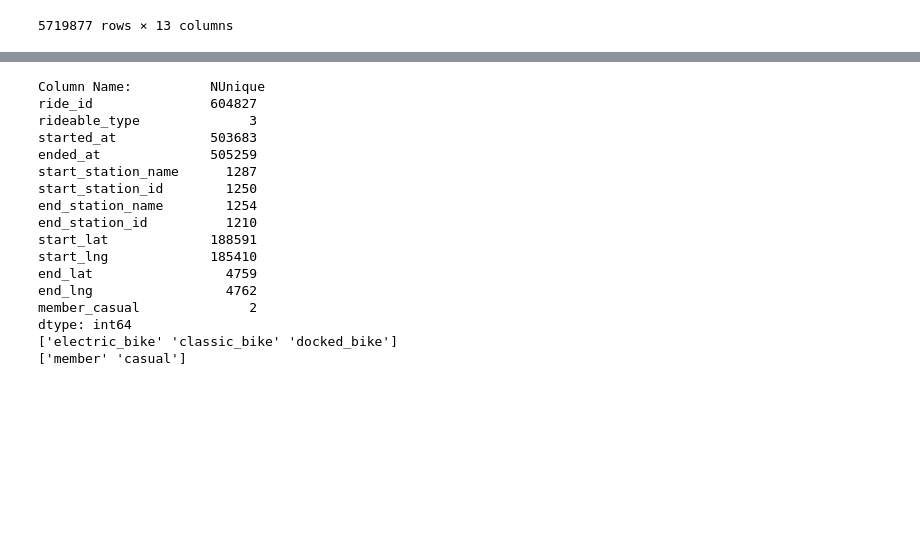
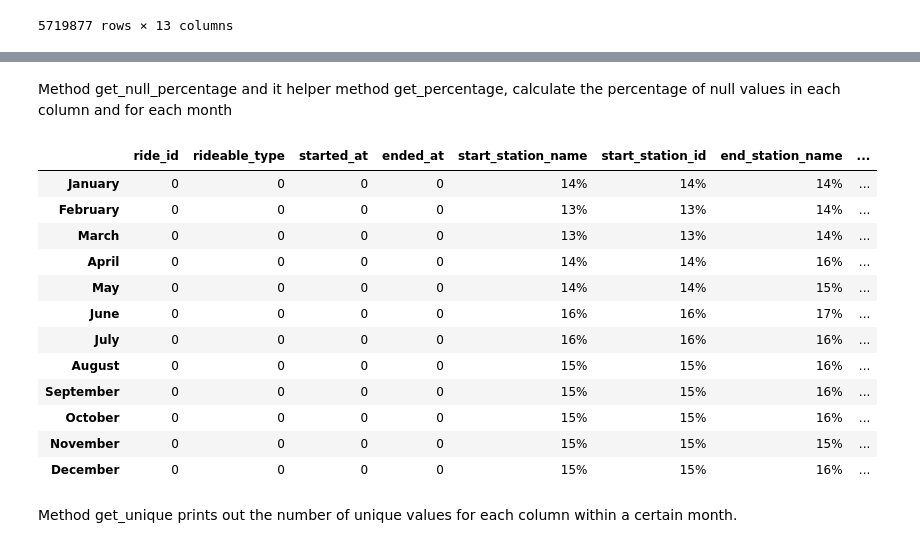
Before and after one commit to SummerKassem/BikeShareCS, a Jupyter notebook: Code/bike_share_analysis.ipynb, the cells around one changed output, grey strips where cells are left out. Cells and saved outputs as stored; diff of their text form; code cells hidden in the pictures; blank space fills up the shorter version.

Commit message:
Redo with multi-index
redid everything until entries with ended < started.

```diff
--- a/Code/bike_share_analysis.ipynb
+++ b/Code/bike_share_analysis.ipynb
@@ -71,25 +165,54 @@ Name: (January, 25), dtype: object
+# %% [markdown]
+Method get_null_percentage and it helper method get_percentage, calculate the percentage of null values in each column and for each month
+# %%
+#7
+# helper method which takes a DF that results from a grouping by level = 0
+#   1. find no of null values isna()
+#   2. sum across all entries => axis = 0
+#   3. convert to percentage
+def get_percentage(x):
+    # when dividing, must use len(x) which gets no of entries in DF, and not x.count() which returns only no of non-null values
+    null_values = ((x.isna().sum(axis=0))*100/len(x))
+    as_percent = null_values.apply(lambda y: str(int(y))+"%" if y > 1 else ("< 1%" if y > 0 else str(0)))
+    return as_percent
+# %%
+#8
+# input: dataset
+# output:   DF that has same index as level = 0 in the dataset,
+#           same columns, and then values are percentage of nulls in each column for each group
+def get_null_percentage(dataset):
+    # for operations that are not implemented in the groupby aggregation we must use the apply function
+    # so first groupby by month => level = 0, this gives a df, for each df apply the function get_percentage_nulls
+    nan_per_column = dataset.groupby(level=0).apply(lambda x: get_percentage(x)).reindex(month_order)
+    return nan_per_column
+# %%
+#9
+nans = get_null_percentage(original_data)
+nans
+# %% [output]
+|  | ride_id | rideable_type | started_at | ended_at | start_station_name | start_station_id | end_station_name | ... |
+| January | 0 | 0 | 0 | 0 | 14% | 14% | 14% | ... |
+| February | 0 | 0 | 0 | 0 | 13% | 13% | 14% | ... |
+| March | 0 | 0 | 0 | 0 | 13% | 13% | 14% | ... |
+| April | 0 | 0 | 0 | 0 | 14% | 14% | 16% | ... |
+| May | 0 | 0 | 0 | 0 | 14% | 14% | 15% | ... |
+| June | 0 | 0 | 0 | 0 | 16% | 16% | 17% | ... |
+| July | 0 | 0 | 0 | 0 | 16% | 16% | 16% | ... |
+| August | 0 | 0 | 0 | 0 | 15% | 15% | 16% | ... |
+| September | 0 | 0 | 0 | 0 | 15% | 15% | 16% | ... |
+| October | 0 | 0 | 0 | 0 | 15% | 15% | 16% | ... |
+| November | 0 | 0 | 0 | 0 | 15% | 15% | 15% | ... |
+| December | 0 | 0 | 0 | 0 | 15% | 15% | 16% | ... |
+# %% [markdown]
+Method get_unique prints out the number of unique values for each column within a certain month.
 # %%
-# the number of unique values in May
-# unique values for specific columns
-print("Column Name:          NUnique")
-print(original_data.loc['May'].nunique())
-print(original_data.loc['May'].rideable_type.unique())
-print(original_data.loc['May'].member_casual.unique())
+#10
+# input: dataset
+# output:   printout of series, index is columns, values are no of unique values
+#           then unique values in columns rideable_type and member_casual
+def get_unique(dataset, month):
+    print("\033[1mColumn Name          NUnique Values \033[0m")
+    print(dataset.loc[month].nunique())
+    print("")
+    print(dataset.loc[month].rideable_type.unique())
+    print(dataset.loc[month].member_casual.unique())
-# %% [output]
-Column Name:          NUnique
-ride_id               604827
-rideable_type              3
-started_at            503683
-ended_at              505259
-start_station_name      1287
-start_station_id        1250
-end_station_name        1254
-end_station_id          1210
-start_lat             188591
-start_lng             185410
-end_lat                 4759
-end_lng                 4762
-member_casual              2
-dtype: int64
-['electric_bike' 'classic_bike' 'docked_bike']
-['member' 'casual']
```
Also changed, not shown: parts of 28 cells of this notebook, 15 other files.
